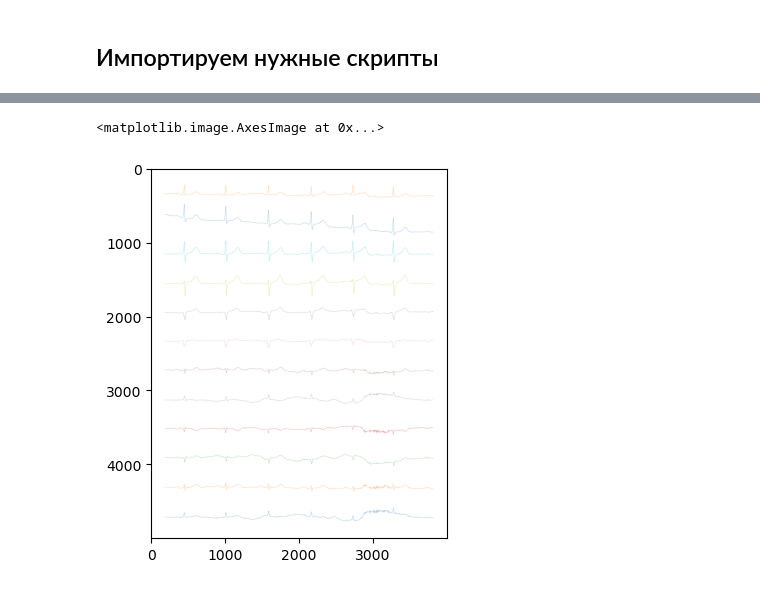
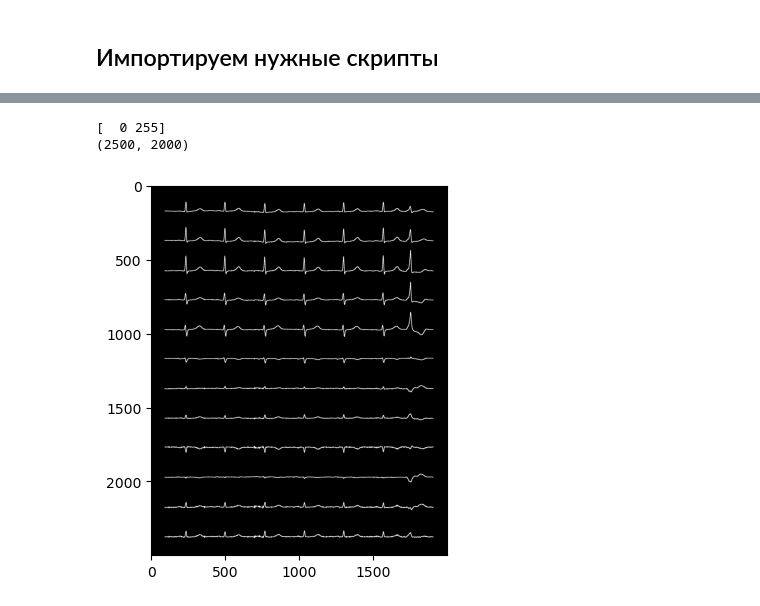
Before and after one commit to ArtikBoom3007/RemoteMonitoring, a Jupyter notebook: Scripts/VECG example.ipynb, the cells around one changed output, grey strips where cells are left out. Saved outputs shown, nothing was run; the diff lists cells and outputs as text; code cells hidden in the pictures.

Commit message:
Make binary image. Make image script, which can accept users ecg dataframe

```diff
--- a/Scripts/VECG example.ipynb
+++ b/Scripts/VECG example.ipynb
@@ -37,6 +47,10 @@ Text(0.5, 1.0, 'SR')
 # %%
-S = ecg.images({"SR" : 2, "VA" : 1, "AF" : 1})
-plt.imshow(S["data"][0])
+S = ecg.extract_images({"SR" : 2, "VA" : 1, "AF" : 1})
+plt.imshow(S["data"][0], cmap= "gray")
+
+print(np.unique(S["data"][0]))
+print(S['data'][0].shape)
 # %% [output]
-<matplotlib.image.AxesImage at 0x...>
+[  0 255]
+(2500, 2000)
-[figure, old version]
+[figure, new version]
```
Also changed, not shown: parts of 13 cells of this notebook, 4 other files.
